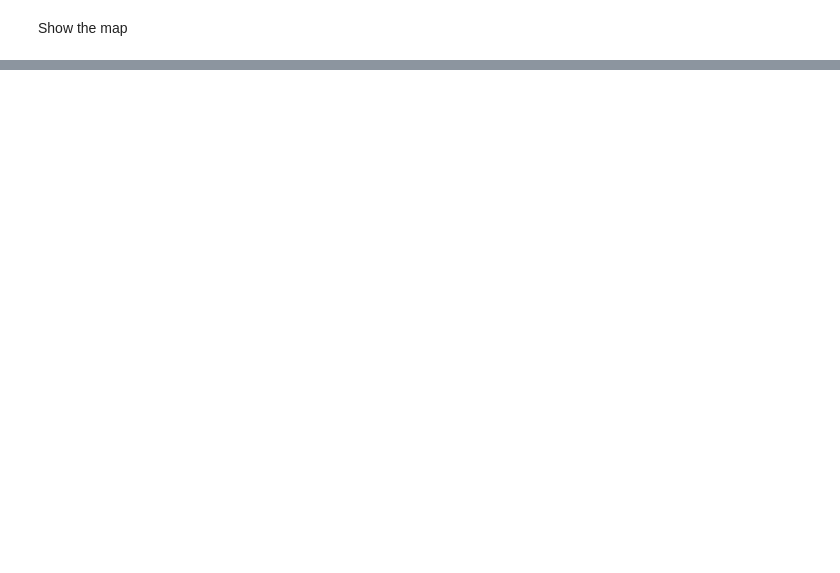
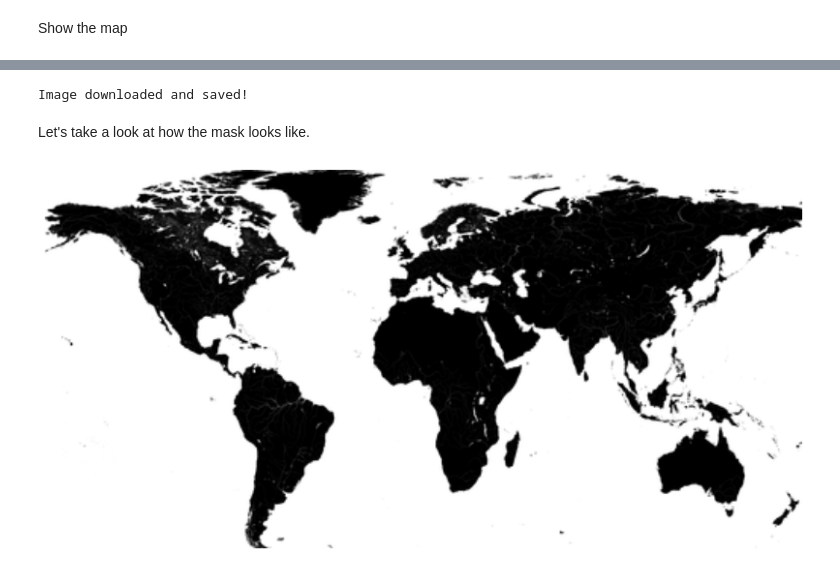
Before and after one commit to utomoreza/Coursera_Capstone, a Jupyter notebook: FinalAssignment-Week2.ipynb, the cells around one changed output, grey strips where cells are left out. Cells and saved outputs as stored; diff of their text form; code cells hidden in the pictures; blank space fills up the shorter version.

```diff
--- a/FinalAssignment-Week2.ipynb
+++ b/FinalAssignment-Week2.ipynb
@@ -318,0 +643,22 @@ mapUni # show the map
+# %%
+# download image
+# !wget --quiet https://www.giss.nasa.gov/tools/panoply/overlays/Paleo_Pliocene_3Ma.gif
+
+# save mask to alice_mask
+worldMap_mask = np.array(Image.open('rsz_water_8k.png'))
+
+print('Image downloaded and saved!')
+# %% [output]
+Image downloaded and saved!
+# %% [markdown]
+Let's take a look at how the mask looks like.
+# %%
+fig = plt.figure()
+fig.set_figwidth(14) # set width
+fig.set_figheight(18) # set height
+
+plt.imshow(worldMap_mask, cmap=plt.cm.gray, interpolation='bilinear')
+plt.axis('off')
+plt.show()
+# %% [output]
+[figure, added]
```
Also changed, not shown: parts of 48 cells of this notebook, 8 other files.
